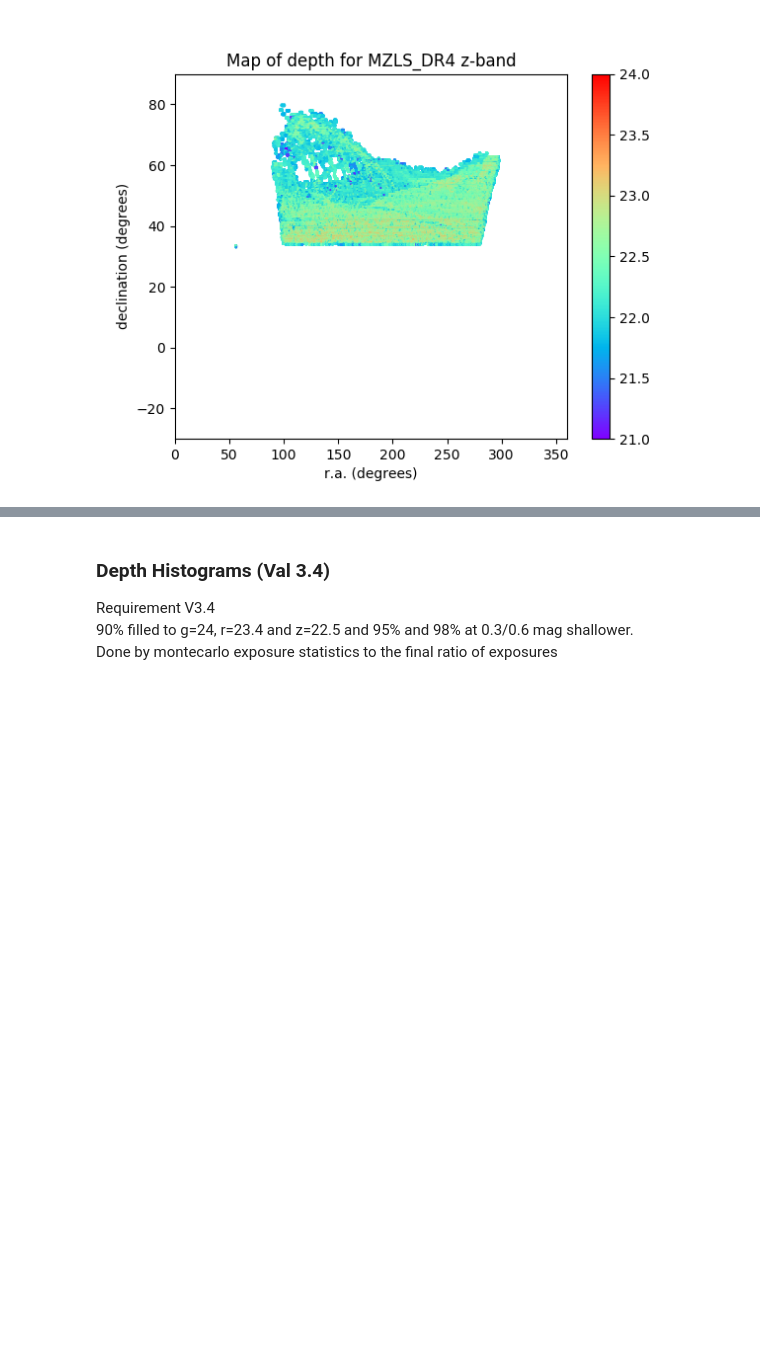
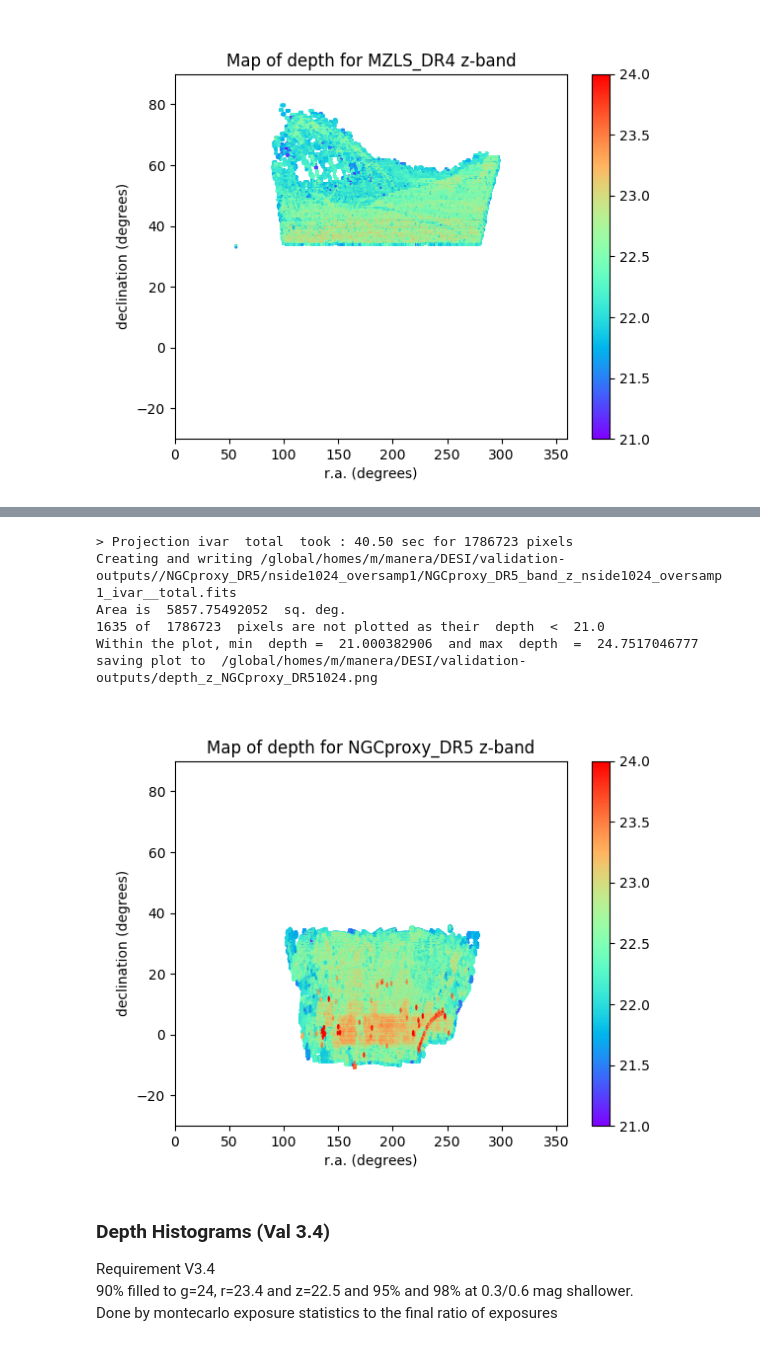
Before and after one commit to legacysurvey/legacypipe, a Jupyter notebook: validationtests/desi_image_validation_users.ipynb, the cells around one changed output, grey strips where cells are left out. Cells and saved outputs as stored; diff of their text form; code cells hidden in the pictures; blank space fills up the shorter version.

```diff
--- a/validationtests/desi_image_validation_users.ipynb
+++ b/validationtests/desi_image_validation_users.ipynb
@@ -160,3 +175,17 @@ saving plot to  /global/homes/m/manera/DESI/validation-outputs/depth_z_DECaLS_DR
+# %%
+verbose=False
+sample=mysample('NGCproxy','DR5','z',localdir,verbose)
+fname=val3p4c_depthfromIvar(sample)
+fig = Image(filename=(fname))
+fig
+# %% [output]
+> Projection ivar  total  took : 40.50 sec for 1786723 pixels
+Creating and writing /global/homes/m/manera/DESI/validation-outputs//NGCproxy_DR5/nside1024_oversamp1/NGCproxy_DR5_band_z_nside1024_oversamp1_ivar__total.fits
+Area is  5857.75492052  sq. deg.
+1635 of  1786723  pixels are not plotted as their  depth  <  21.0
+Within the plot, min  depth =  21.000382906  and max  depth  =  24.7517046777
+saving plot to  /global/homes/m/manera/DESI/validation-outputs/depth_z_NGCproxy_DR51024.png
+[figure, added]
 # %% [markdown]
 ### Depth Histograms (Val 3.4)
 
```
Also changed, not shown: parts of 13 cells of this notebook.
